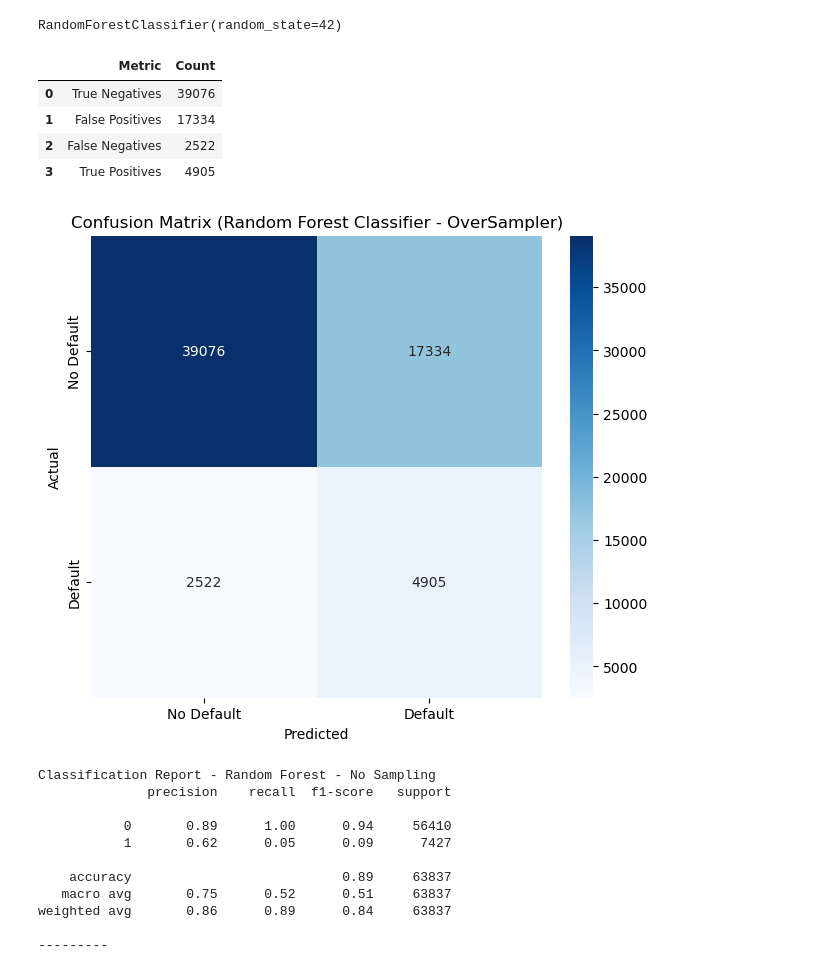
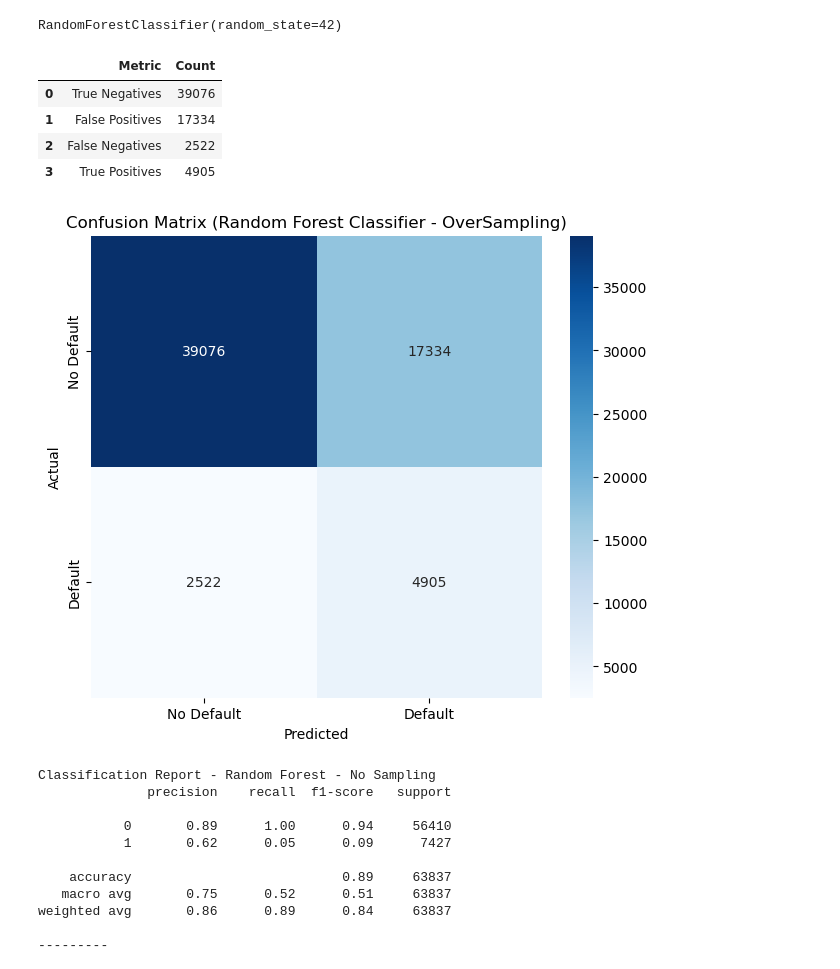
Before and after one commit to wrdhall3/loan-default-project, a Jupyter notebook: loan_default_project.ipynb, the cells around one changed output. Saved outputs shown, nothing was run; the diff lists cells and outputs as text; code cells hidden in the pictures.

```diff
--- a/loan_default_project.ipynb
+++ b/loan_default_project.ipynb
@@ -1327,14 +1327,14 @@ RandomForestClassifier(random_state=42)
 # Predict labels for resampled testing features
 oversample_y_pred_rf = undersample_rf_model.predict(X_test_encoded)
 # %%
-display_confusion_matrix(y_test, oversample_y_pred_rf, "Random Forest Classifier - OverSampler")
+display_confusion_matrix(y_test, oversample_y_pred_rf, "Random Forest Classifier - OverSampling")
 # %% [output]
 |  | Metric | Count |
 | 0 | True Negatives | 39076 |
 | 1 | False Positives | 17334 |
 | 2 | False Negatives | 2522 |
 | 3 | True Positives | 4905 |
-[figure, old version]
+[figure, new version]
 # %%
 #Show classification reports
 print(f"Classification Report - Random Forest - No Sampling")
```
Also changed, not shown: parts of 7 cells of this notebook.
